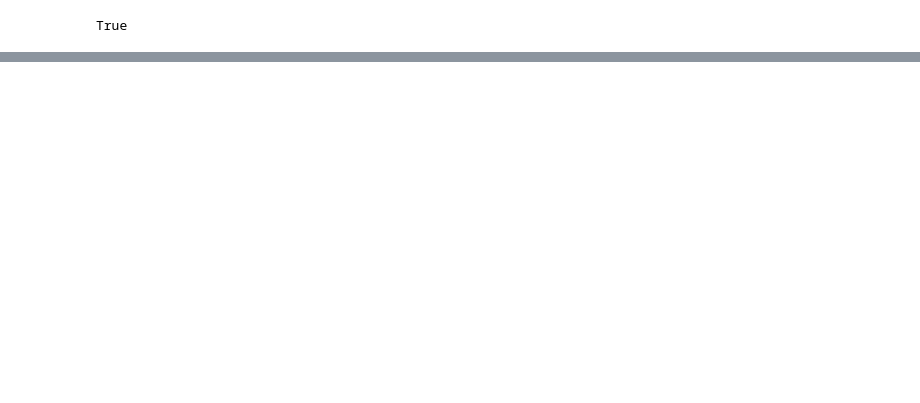
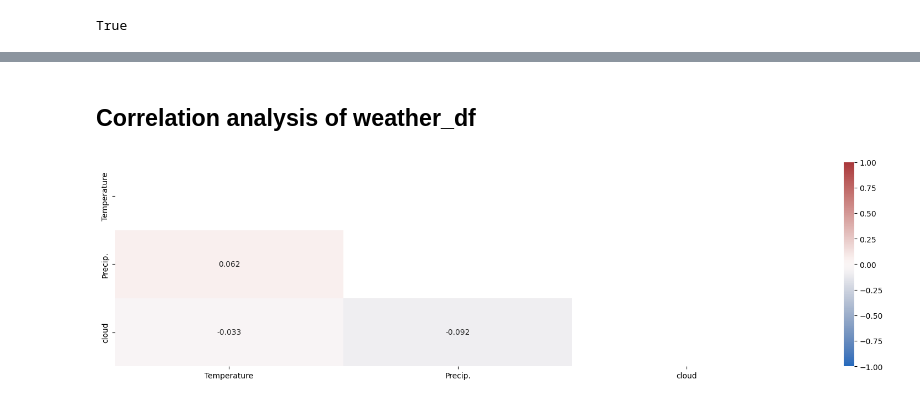
Before and after one commit to lniggemann/AAA_2023, a Jupyter notebook: 03_clustering.ipynb, the cells around one changed output, grey strips where cells are left out. Cells and saved outputs as stored; diff of their text form; code cells hidden in the pictures; blank space fills up the shorter version.

```diff
--- a/03_clustering.ipynb
+++ b/03_clustering.ipynb
@@ -263,0 +294,11 @@ IndexError: GridSpec slice would result in no space allocated for subplot
+# %%
+df_trips = vaex.open('data/trips/trips_prepared.hdf5')
+
+# for testing with reduced lines
+df_trips = df_trips.sample(n=100000, random_state=42)
+# %%
+trip_attributes          = ['ts_start_1_hour', 'start_month', 'start_weekday', 'start_1_hour']
+trip_clustering_features = ['ts_start_1_hour']#, 'start_month', 'start_weekday_sin', 'start_weekday_cos', 'start_1_hour_sin','start_1_hour_cos']
+
+trip_clustering_df          = df_trips[trip_attributes].to_pandas_df()
+trip_clustering_unscaled_df = df_trips[trip_clustering_features].to_pandas_df()
@@ -263,0 +307,6 @@ IndexError: GridSpec slice would result in no space allocated for subplot
+# %%
+trip_weather_clustering_df = trip_clustering_df.merge(weather_df, left_on='ts_start_1_hour', right_on='datetime', how='left')
+trip_weather_clustering_unscaled_df = trip_clustering_unscaled_df.merge(weather_df, left_on='ts_start_1_hour', right_on='datetime', how='left')
+
+trip_weather_clustering_df.drop(columns=['ts_start_1_hour'], inplace=True)
+trip_weather_clustering_unscaled_df.drop(columns=['ts_start_1_hour'], inplace=True)
@@ -263,0 +326,7 @@ IndexError: GridSpec slice would result in no space allocated for subplot
+# %%
+# scaling trip_df with the go-to scaling in industry
+scaler = StandardScaler()
+scaler.fit(trip_weather_clustering_unscaled_df)
+trip_weather_clustering_scaled = scaler.transform(trip_weather_clustering_unscaled_df)
+
+trip_weather_clustering_scaled_df = pd.DataFrame(trip_weather_clustering_scaled, columns = trip_weather_clustering_unscaled_df.columns, index = trip_weather_clustering_unscaled_df.index)
@@ -263,0 +349,6 @@ IndexError: GridSpec slice would result in no space allocated for subplot
+# %% [markdown]
+## Correlation analysis of weather_df
+# %%
+plt_corr(trip_weather_clustering_scaled_df)
+# %% [output]
+[figure, added]
```
Also changed, not shown: parts of 25 cells of this notebook.
